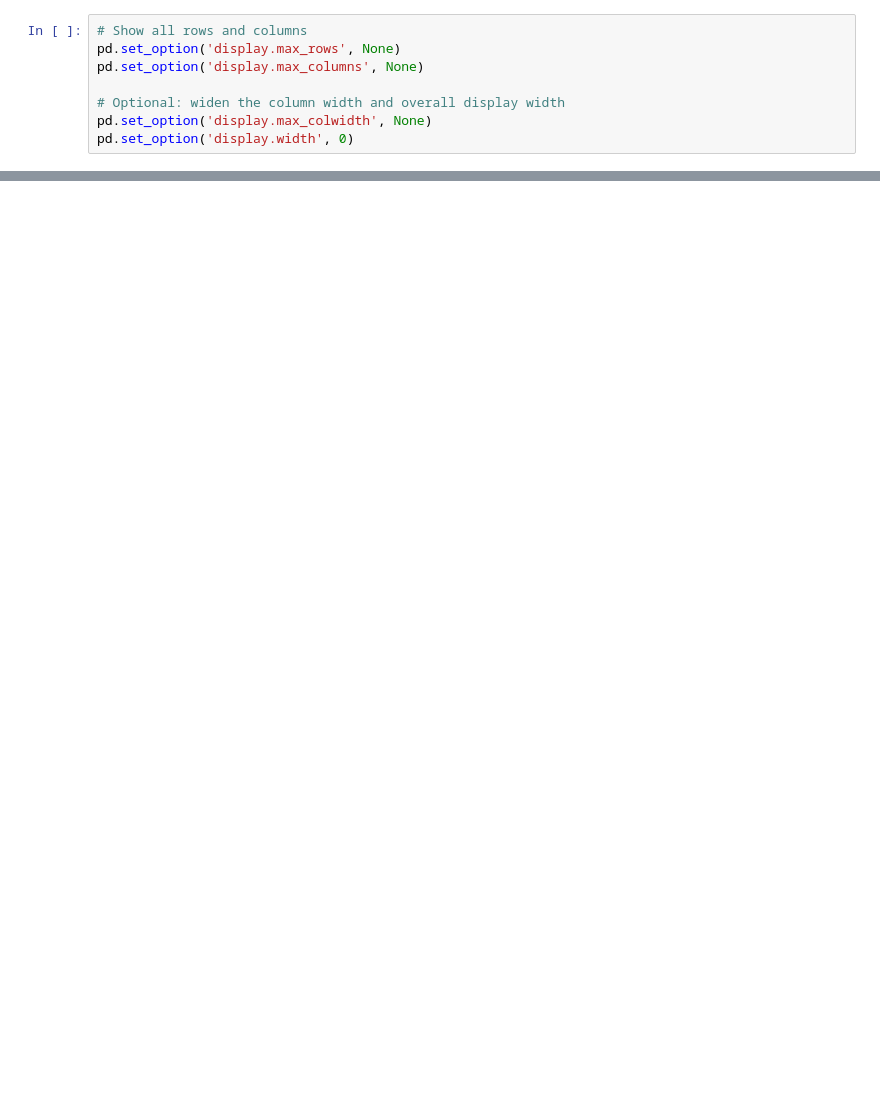
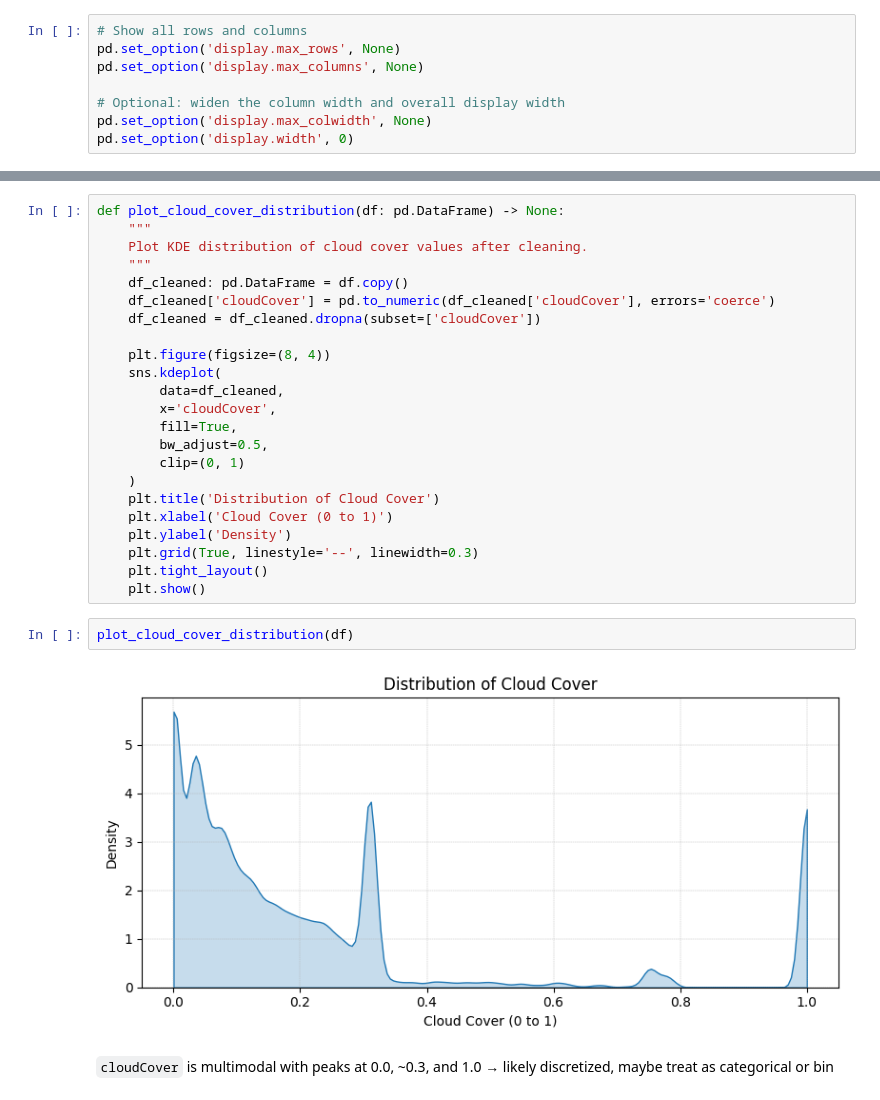
Before and after one commit to markuskuehnle/smart-meter-energy-forecasting, a Jupyter notebook: notebooks/02_exploratory_data_analysis.ipynb, the cells around one changed output, grey strips where cells are left out. Saved outputs shown, nothing was run; the diff lists cells and outputs as text; blank space fills up the shorter version.

```diff
--- a/notebooks/02_exploratory_data_analysis.ipynb
+++ b/notebooks/02_exploratory_data_analysis.ipynb
@@ -27,0 +131,29 @@ pd.set_option('display.width', 0)
+# %%
+def plot_cloud_cover_distribution(df: pd.DataFrame) -> None:
+    """
+    Plot KDE distribution of cloud cover values after cleaning.
+    """
+    df_cleaned: pd.DataFrame = df.copy()
+    df_cleaned['cloudCover'] = pd.to_numeric(df_cleaned['cloudCover'], errors='coerce')
+    df_cleaned = df_cleaned.dropna(subset=['cloudCover'])
+
+    plt.figure(figsize=(8, 4))
+    sns.kdeplot(
+        data=df_cleaned,
+        x='cloudCover',
+        fill=True,
+        bw_adjust=0.5,
+        clip=(0, 1)
+    )
+    plt.title('Distribution of Cloud Cover')
+    plt.xlabel('Cloud Cover (0 to 1)')
+    plt.ylabel('Density')
+    plt.grid(True, linestyle='--', linewidth=0.3)
+    plt.tight_layout()
+    plt.show()
+# %%
+plot_cloud_cover_distribution(df)
+# %% [output]
+[figure, added]
+# %% [markdown]
+`cloudCover` is multimodal with peaks at 0.0, ~0.3, and 1.0 → likely discretized, maybe treat as categorical or bin
```
Also changed, not shown: parts of 34 cells of this notebook, 2 other files.
